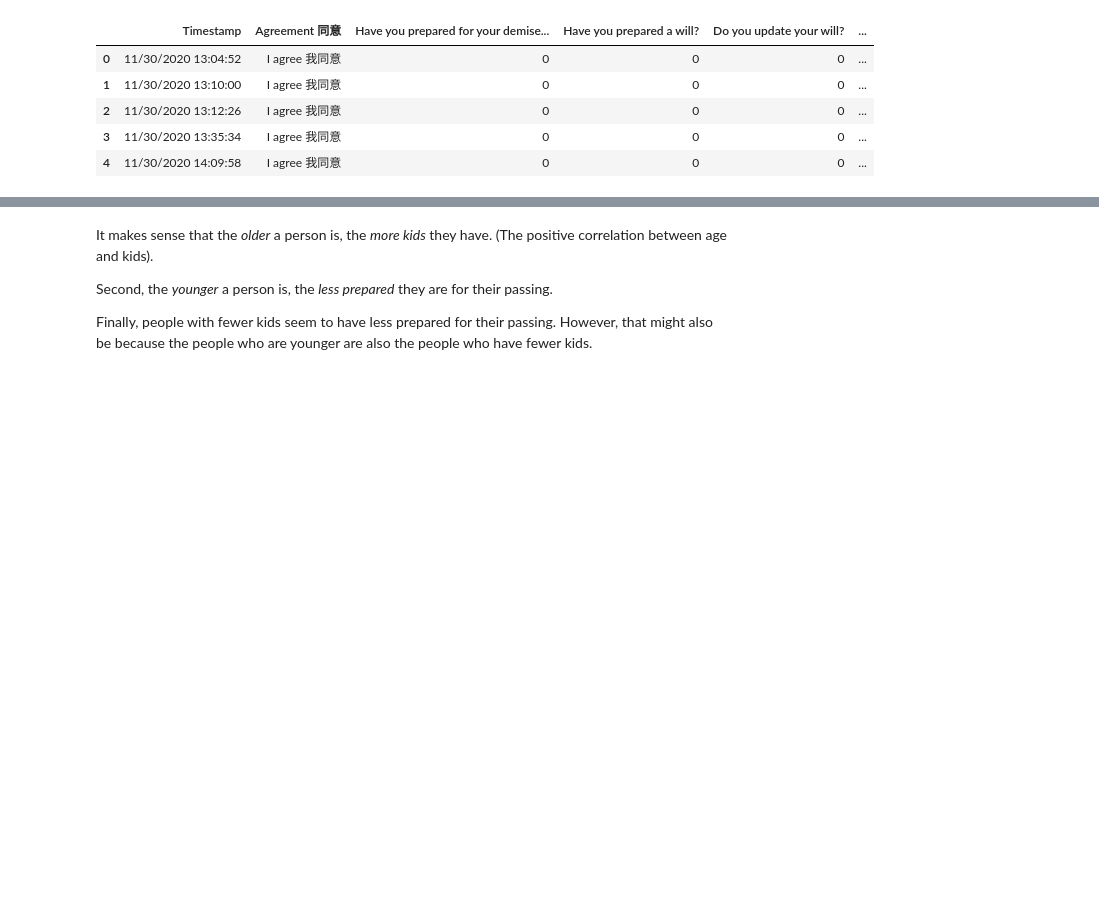
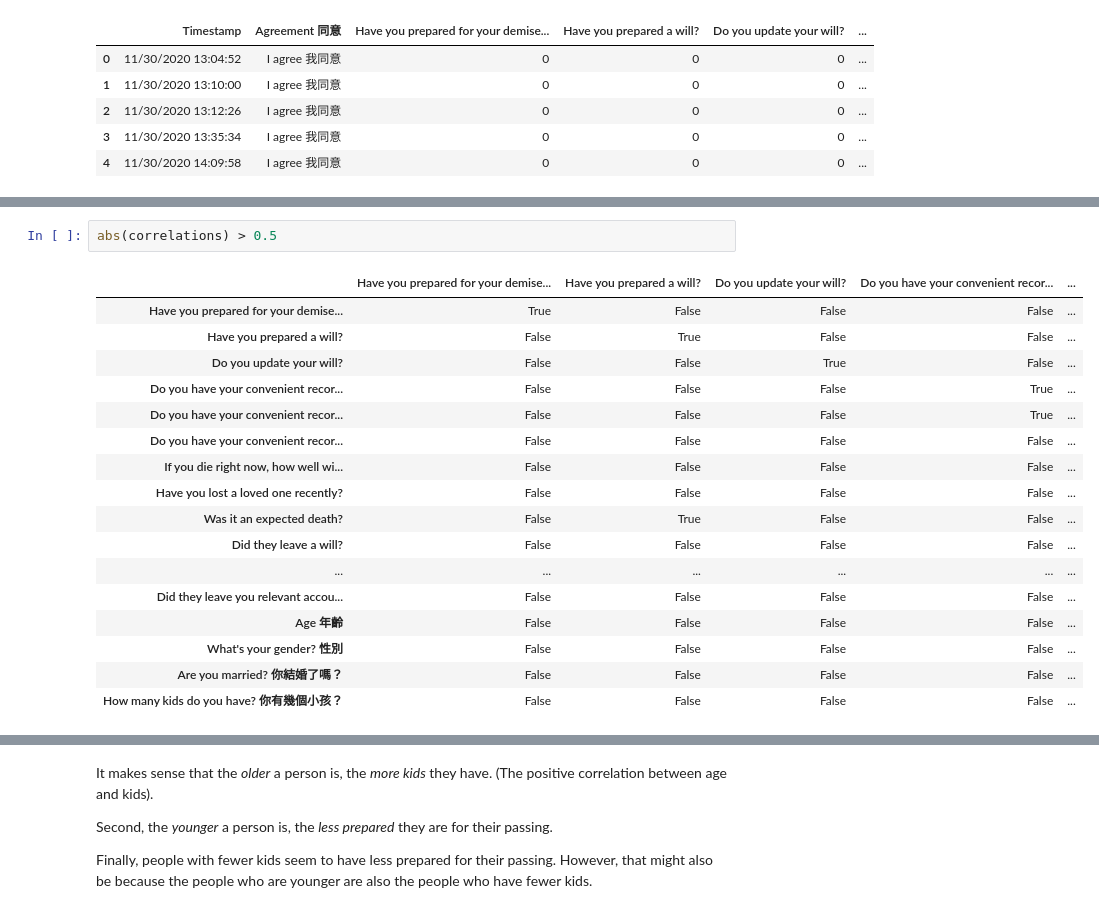
Before and after one commit to Inventrohyder/death-app, a Jupyter notebook: Analysis.ipynb, the cells around one changed output, grey strips where cells are left out. Drawn from its saved outputs; the diff is of its cells as text; blank space fills up the shorter version.

```diff
--- a/Analysis.ipynb
+++ b/Analysis.ipynb
@@ -88,0 +110,20 @@ sns.heatmap(df.corr(), annot=True, linewidths=.5, ax=ax)
+# %%
+abs(correlations) > 0.5
+# %% [output]
+|  | Have you prepared for your demise... | Have you prepared a will? | Do you update your will? | Do you have your convenient recor... | ... |
+| Have you prepared for your demise... | True | False | False | False | ... |
+| Have you prepared a will? | False | True | False | False | ... |
+| Do you update your will? | False | False | True | False | ... |
+| Do you have your convenient recor... | False | False | False | True | ... |
+| Do you have your convenient recor... | False | False | False | True | ... |
+| Do you have your convenient recor... | False | False | False | False | ... |
+| If you die right now, how well wi... | False | False | False | False | ... |
+| Have you lost a loved one recently? | False | False | False | False | ... |
+| Was it an expected death? | False | True | False | False | ... |
+| Did they leave a will? | False | False | False | False | ... |
+| ... | ... | ... | ... | ... | ... |
+| Did they leave you relevant accou... | False | False | False | False | ... |
+| Age 年齡 | False | False | False | False | ... |
+| What's your gender? 性別 | False | False | False | False | ... |
+| Are you married? 你結婚了嗎？ | False | False | False | False | ... |
+| How many kids do you have? 你有幾個小孩？ | False | False | False | False | ... |
```
Also changed, not shown: parts of 3 cells of this notebook.
